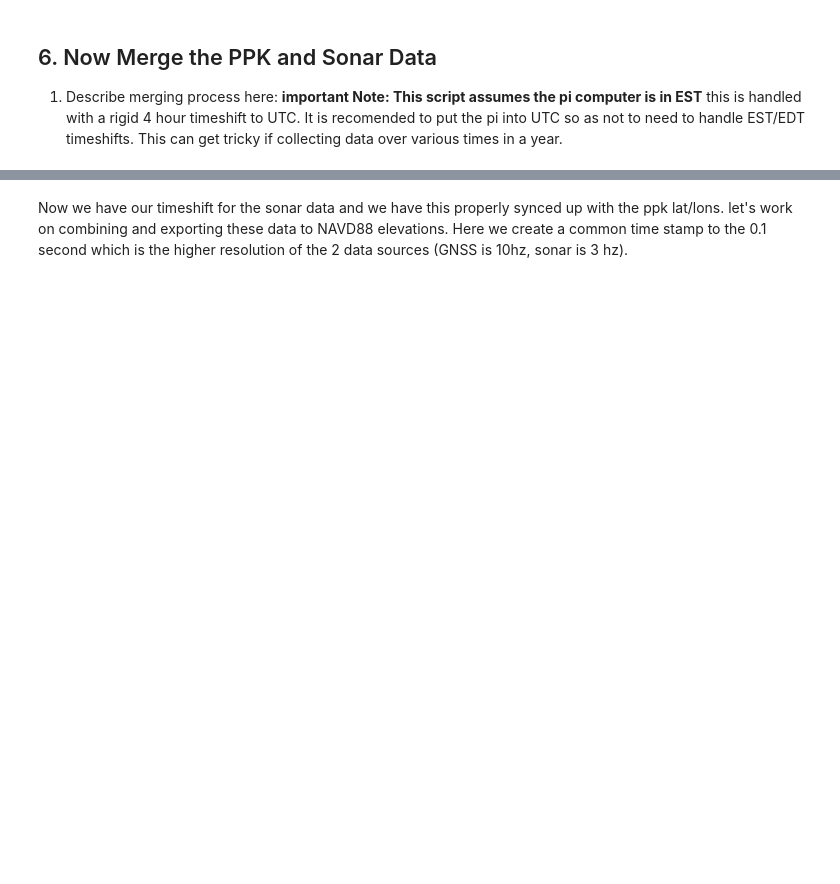
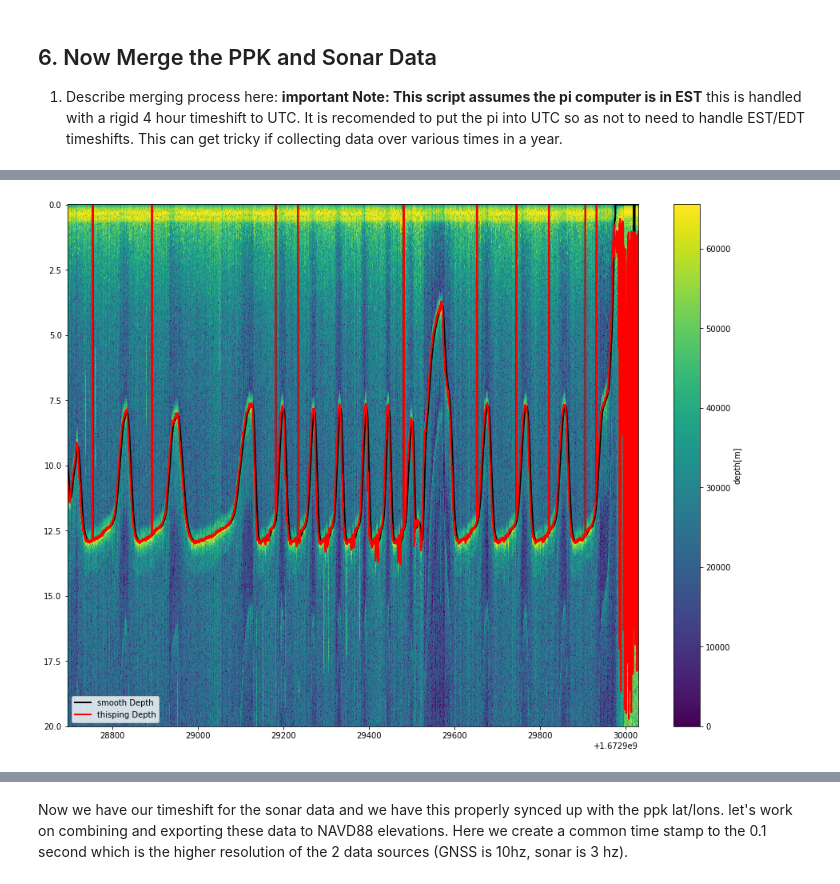
Before and after one commit to developer-ics/s500_DataAcq_PostProcessing, a Jupyter notebook: PostProcessing/python_processing_ppk.ipynb, the cells around one changed output, grey strips where cells are left out. Saved outputs shown, nothing was run; the diff lists cells and outputs as text; code cells hidden in the pictures; blank space fills up the shorter version.

```diff
--- a/PostProcessing/python_processing_ppk.ipynb
+++ b/PostProcessing/python_processing_ppk.ipynb
@@ -663,3 +666,16 @@ this -564.66 second offset is used to help shift the timestamp on the sonar data
+# %%
+# now plot sonar with time
+plt.figure(figsize=(16,12))
+cm = plt.pcolormesh(S1['time'], S1['range_m'], S1['profile_data'])
+cbar = plt.colorbar(cm)
+cbar.set_label('depth[m]')
+plt.gca().invert_yaxis()
+plt.plot(S1['time'], S1['smooth_depth_m'], 'k-', lw=2, label='smooth Depth')
+plt.plot(S1['time'], S1['this_ping_depth_m'], 'r-', lw=2, label='this ping Depth')
+plt.legend()
+plt.savefig(os.path.join(plotDir, 'SonarBackScatter.png'))
+# %% [output]
+[figure, added]
 # %%
 # Use the cerulean instantaneous bed detection since not sure about delay with smoothed
 # adjust time of the sonar time stamp with timezone shift (ET -> UTC) and the timeshift between the computer and GPS
```
Also changed, not shown: parts of 10 cells of this notebook, 2 other files.
